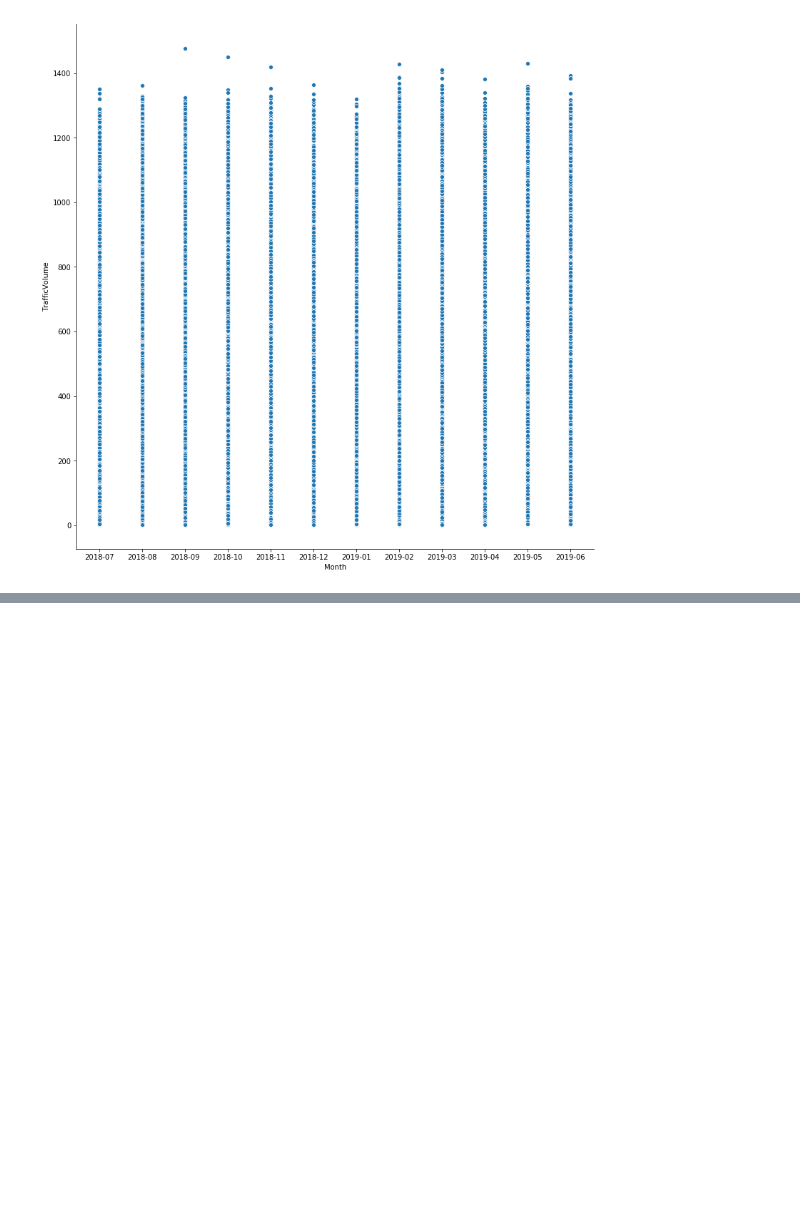
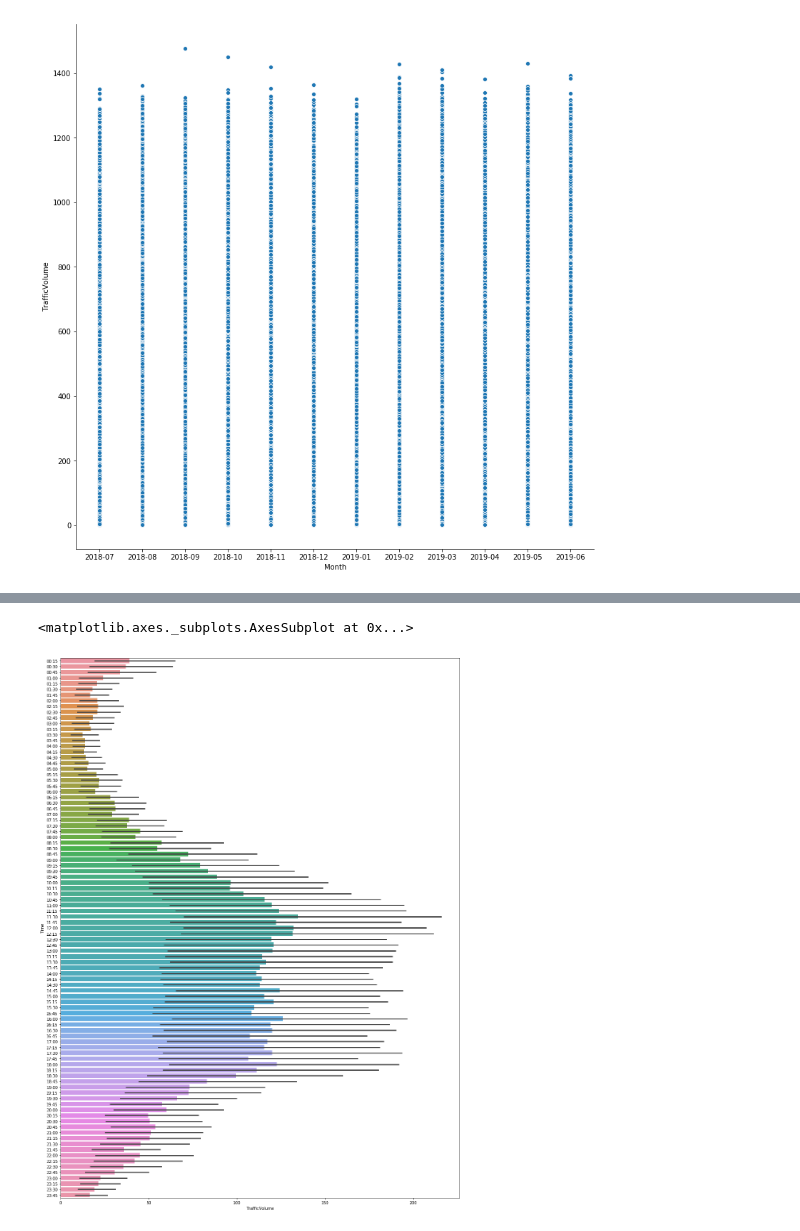
Before and after one commit to hrai/-M4-Data-Analysis, a Jupyter notebook: Assignment_2.ipynb, the cells around one changed output, grey strips where cells are left out. Cells and saved outputs as stored; diff of their text form; code cells hidden in the pictures; blank space fills up the shorter version.

```diff
--- a/Assignment_2.ipynb
+++ b/Assignment_2.ipynb
@@ -286,0 +256,6 @@ ValueError: ignored
+# %%
+
+mask = (df['DateTime'] > start_date) & (df['DateTime'] <= end_date)
+df_day=df.loc[mask]
+
+df_day.Month.unique()
@@ -286,0 +264,4 @@ ValueError: ignored
+# %%
+df_day['Time'] = df_day['DateTime'].map(lambda x: x.strftime('%H:%M'))
+df_day.drop(columns=['DateTime'], inplace=True)
+df_day.head()
@@ -286,0 +284,8 @@ ValueError: ignored
+# %%
+from matplotlib import pyplot as plt
+
+plt.figure(figsize=(18,25))
+sns.barplot(x='TrafficVolume', y='Time', data=df_day)
+# %% [output]
+<matplotlib.axes._subplots.AxesSubplot at 0x...>
+[figure, added]
```
Also changed, not shown: parts of 11 cells of this notebook.
